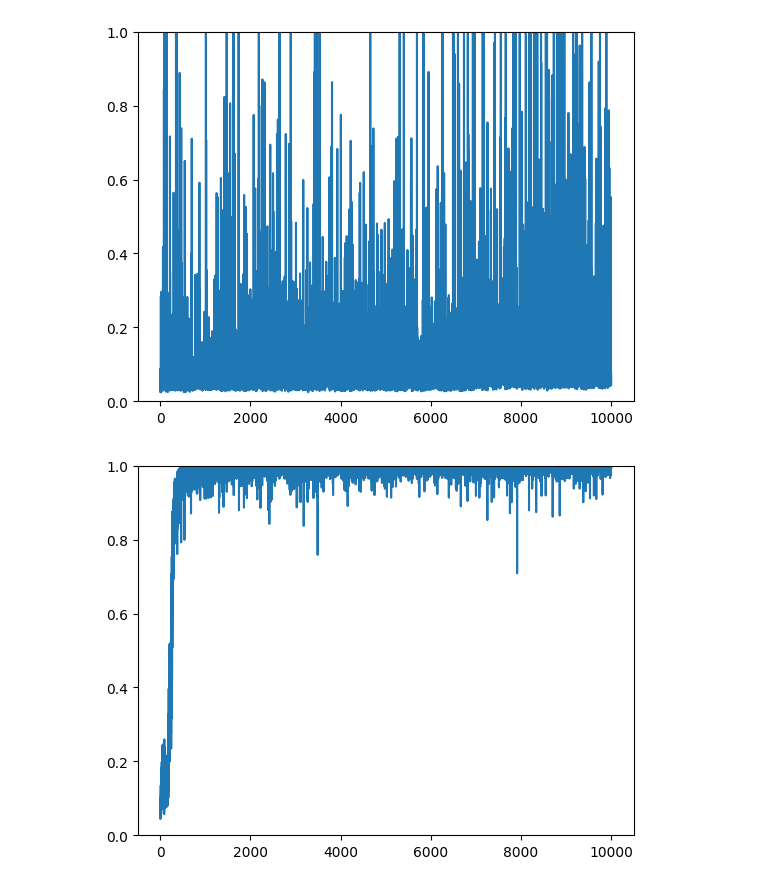
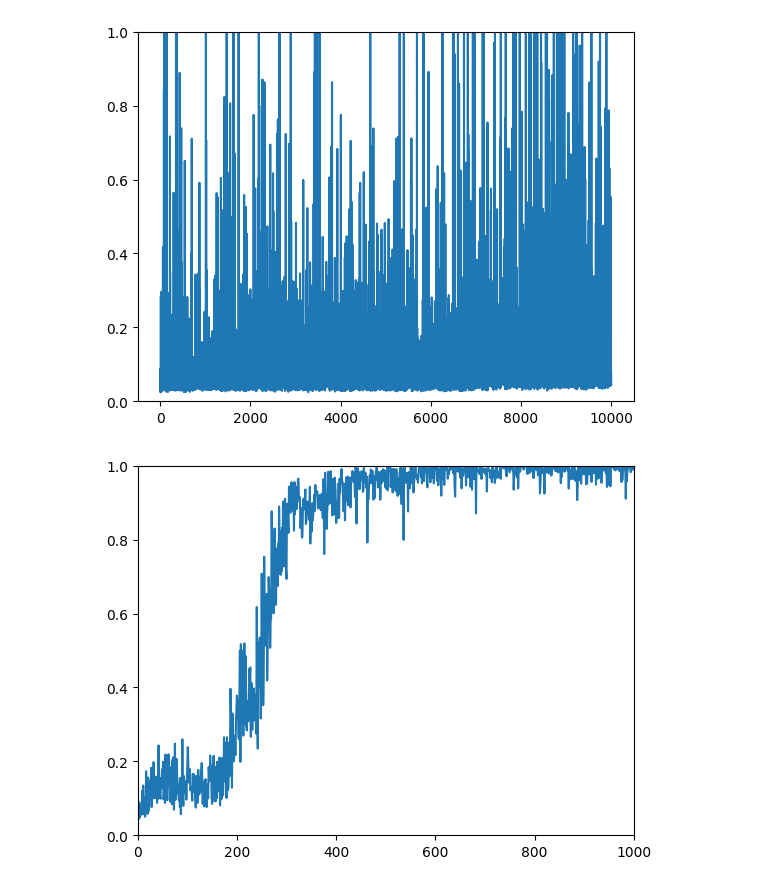
Before and after one commit to AADILab/influence-shaping, a Jupyter notebook: data_processing/process_stable.ipynb, the cells around one changed output. Saved outputs shown, nothing was run; the diff lists cells and outputs as text; code cells hidden in the pictures.

```diff
--- a/data_processing/process_stable.ipynb
+++ b/data_processing/process_stable.ipynb
@@ -26,13 +27,14 @@ plt.show()
 # %%
 # Okay now let's see what happens when you do 20 evaluations
 # (Running this 20 eval experiment while the 5 eval experiment keeps running. Hoping I don't have any issues from Global Interpreter Lock)
 fitness_dir = "/home/gonzaeve/influence-shaping/results/preliminary/may_20/stabilize_learning/multiple_evaluations_20/trial_0/fitness.csv"
 fitness_df = pd.read_csv(fitness_dir)
 plt.plot(fitness_df[" team_fitness"])
 plt.ylim([0,1])
+plt.xlim([0,1000])
 plt.show()
 # %% [output]
-[figure, old version]
+[figure, new version]
 # %%
 # What if now the rewards become sparser. Observation radius of 10
 fitness_dir = "/home/gonzaeve/influence-shaping/results/preliminary/may_20/stabilize_learning/sparsity_10obs_rad/trial_0/fitness.csv"
```
Also changed, not shown: parts of 9 cells of this notebook, 4 other files.
